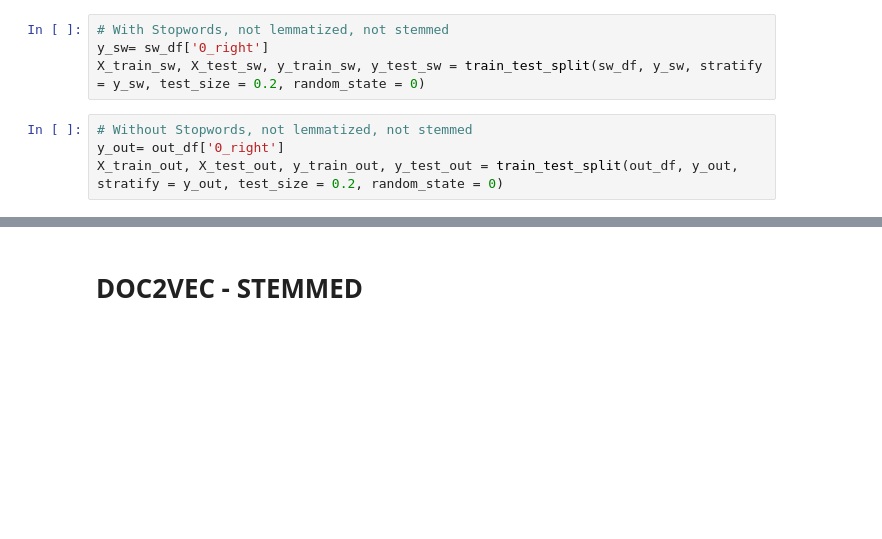
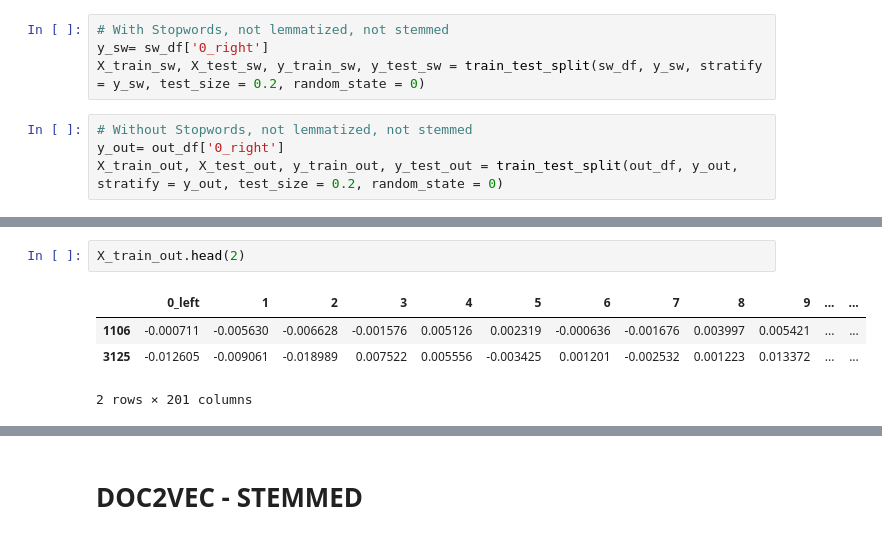
Before and after one commit to antopeza/Final-Project-Brainster, a Jupyter notebook: NEW_code_Doc2Vec.ipynb, the cells around one changed output, grey strips where cells are left out. Cells and saved outputs as stored; diff of their text form; blank space fills up the shorter version.

```diff
--- a/NEW_code_Doc2Vec.ipynb
+++ b/NEW_code_Doc2Vec.ipynb
@@ -596,0 +656,7 @@ X_train_out, X_test_out, y_train_out, y_test_out = train_test_split(out_df, y_ou
+# %%
+X_train_out.head(2)
+# %% [output]
+|  | 0_left | 1 | 2 | 3 | 4 | 5 | 6 | 7 | 8 | 9 | ... | ... |
+| 1106 | -0.000711 | -0.005630 | -0.006628 | -0.001576 | 0.005126 | 0.002319 | -0.000636 | -0.001676 | 0.003997 | 0.005421 | ... | ... |
+| 3125 | -0.012605 | -0.009061 | -0.018989 | 0.007522 | 0.005556 | -0.003425 | 0.001201 | -0.002532 | 0.001223 | 0.013372 | ... | ... |
+2 rows × 201 columns
```
Also changed, not shown: parts of 21 cells of this notebook.
